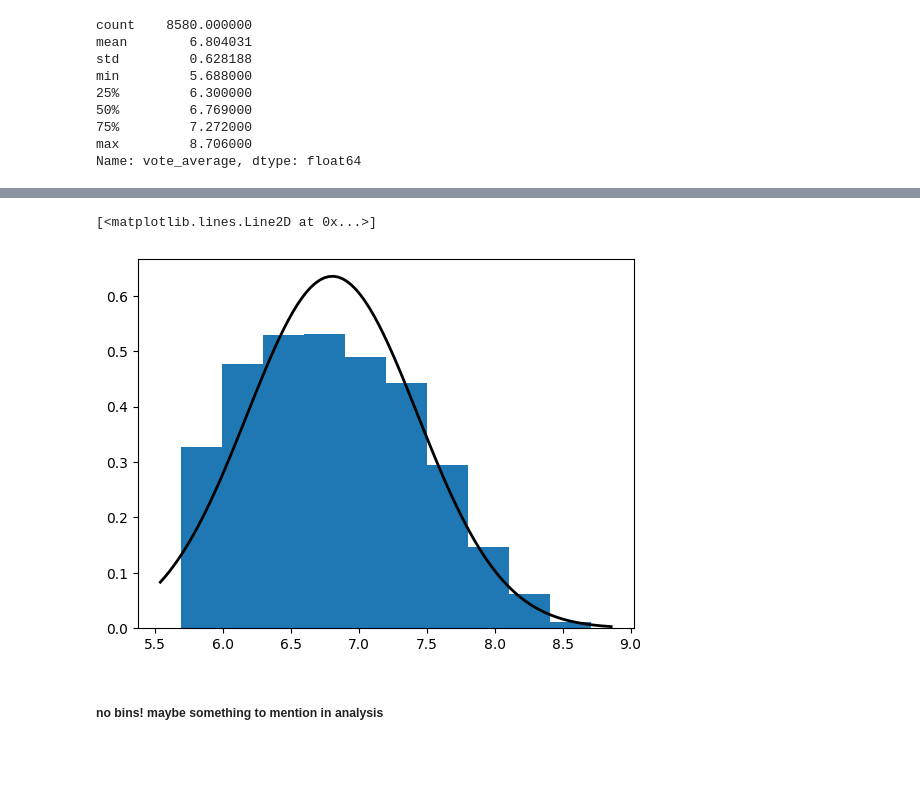
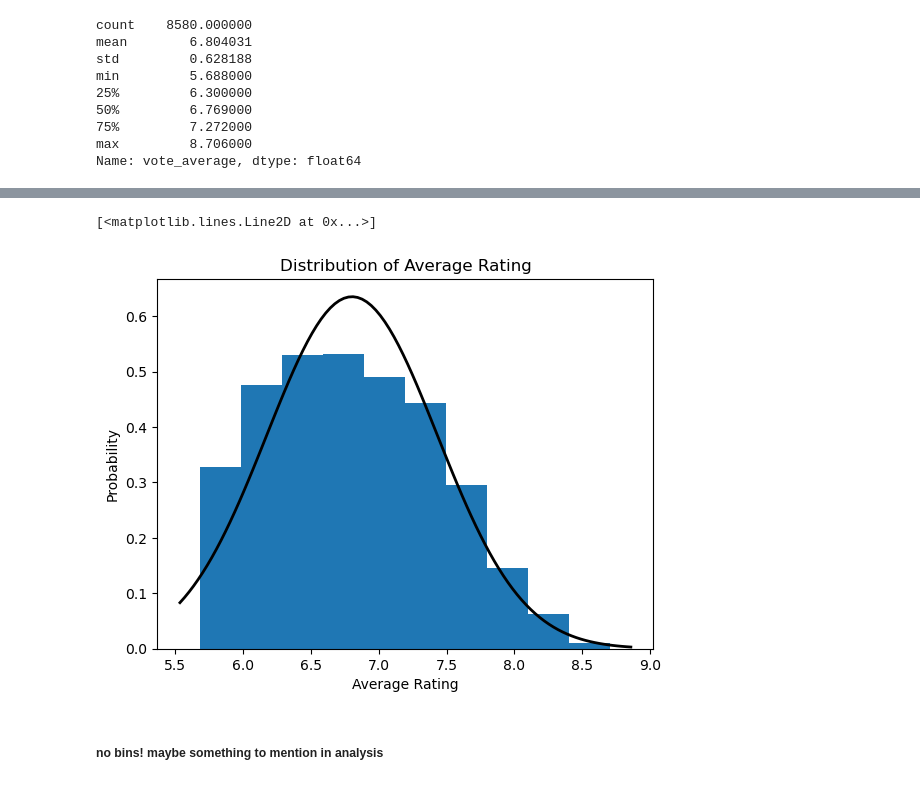
Before and after one commit to ndcarlos/top-movies, a Jupyter notebook: top-movies.202410.ipynb, the cells around one changed output, grey strips where cells are left out. Drawn from its saved outputs; the diff is of its cells as text; code cells hidden in the pictures; blank space fills up the shorter version.

```diff
--- a/top-movies.202410.ipynb
+++ b/top-movies.202410.ipynb
@@ -86,16 +92,20 @@ plt.show()
 # %%
 # Ratings Histogram
 
 mu, std = norm.fit(dat['vote_average'])
 
 plt.hist(dat['vote_average'], bins = 10, density = True)
 xmin, xmax = plt.xlim()
 x = np.linspace(xmin, xmax, 100)
 p = norm.pdf(x, mu, std)
+plt.title('Distribution of Average Rating')
+plt.xlabel('Average Rating')
+plt.ylabel('Probability')
+
 plt.plot(x, p, 'k', linewidth = 2)
 # %% [output]
 [<matplotlib.lines.Line2D at 0x...>]
-[figure, old version]
+[figure, new version]
 # %% [markdown]
 ##### no bins! maybe something to mention in analysis
 # %% [markdown]
```
Also changed, not shown: parts of 3 cells of this notebook.
